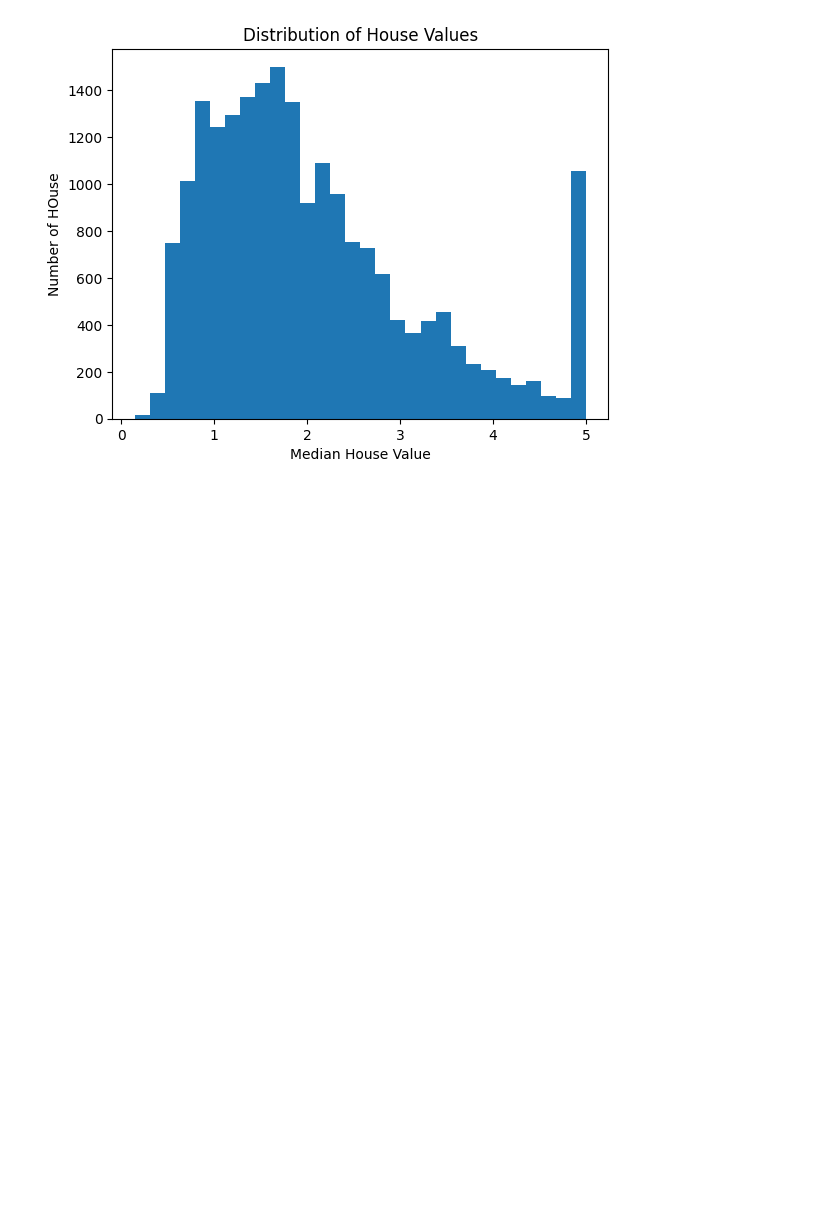
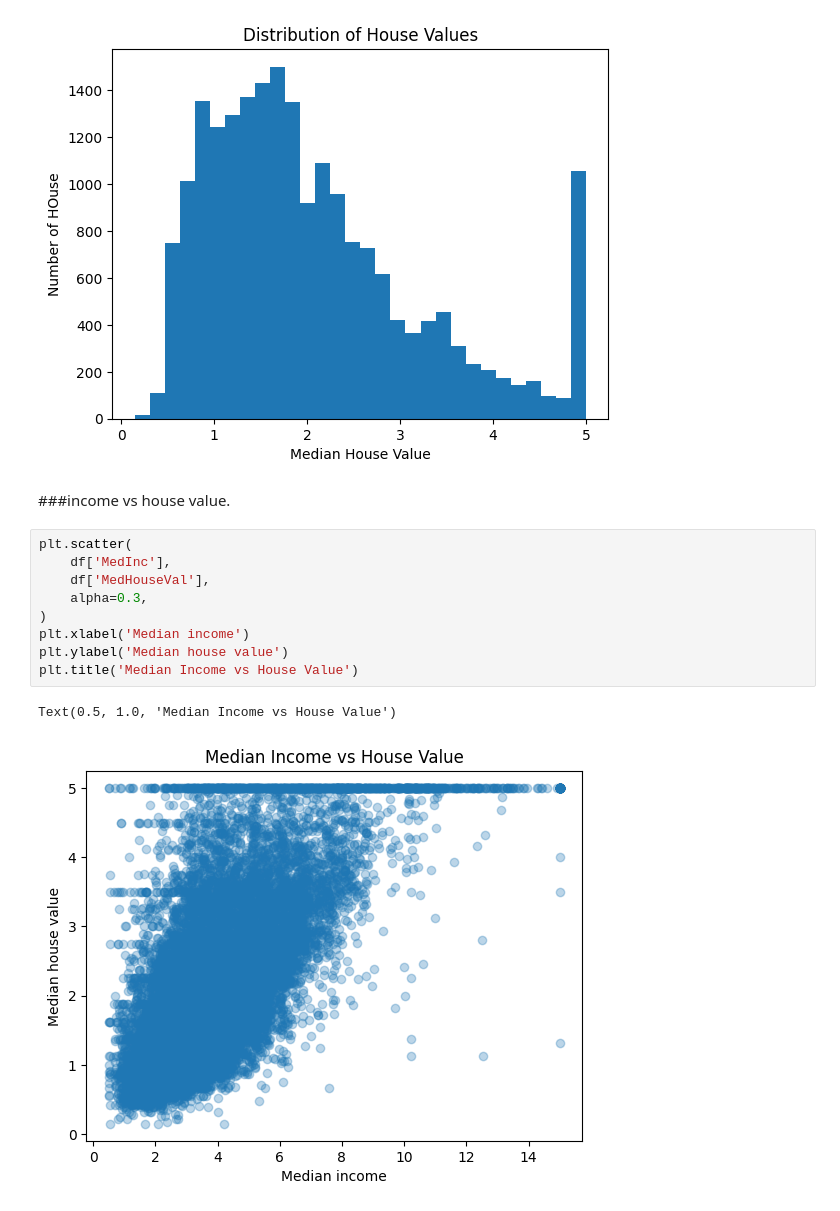
Before and after one commit to Shashank-sketchAl/ML-90-Day-Challenge-, a Jupyter notebook: Day6_House_Price_Prediction_ipynb.ipynb, the cells around one changed output. Saved outputs shown, nothing was run; the diff lists cells and outputs as text; blank space fills up the shorter version.

```diff
--- a/Day6_House_Price_Prediction_ipynb.ipynb
+++ b/Day6_House_Price_Prediction_ipynb.ipynb
@@ -96,3 +96,17 @@ plt.title('Distribution of House Values')
 plt.show()
 # %% [output]
 [figure]
+# %% [markdown]
+###income vs house value.
+# %%
+plt.scatter(
+    df['MedInc'],
+    df['MedHouseVal'],
+    alpha=0.3,
+)
+plt.xlabel('Median income')
+plt.ylabel('Median house value')
+plt.title('Median Income vs House Value')
+# %% [output]
+Text(0.5, 1.0, 'Median Income vs House Value')
+[figure, added]
```
Also changed, not shown: parts of 6 cells of this notebook.
